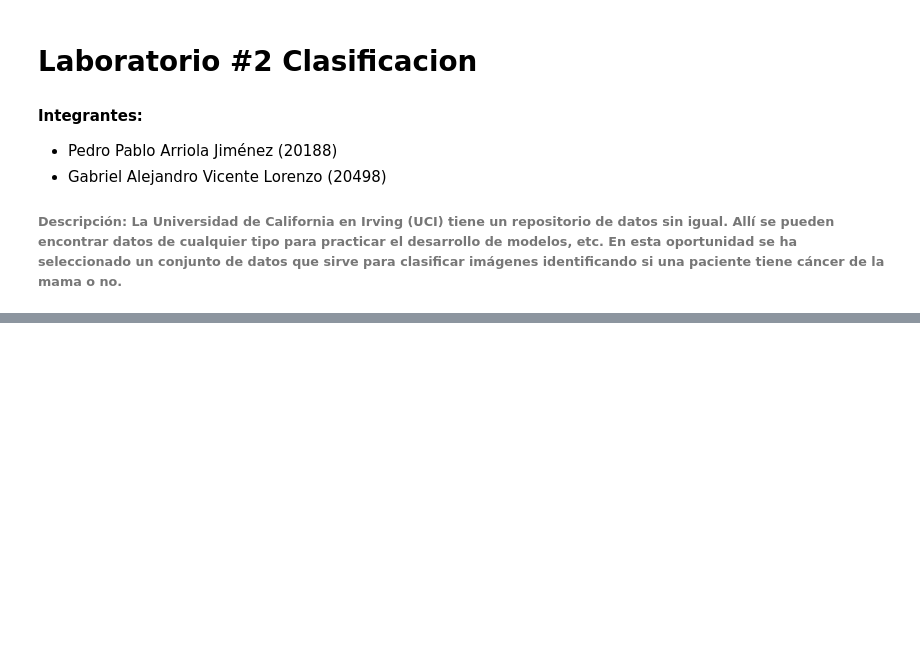
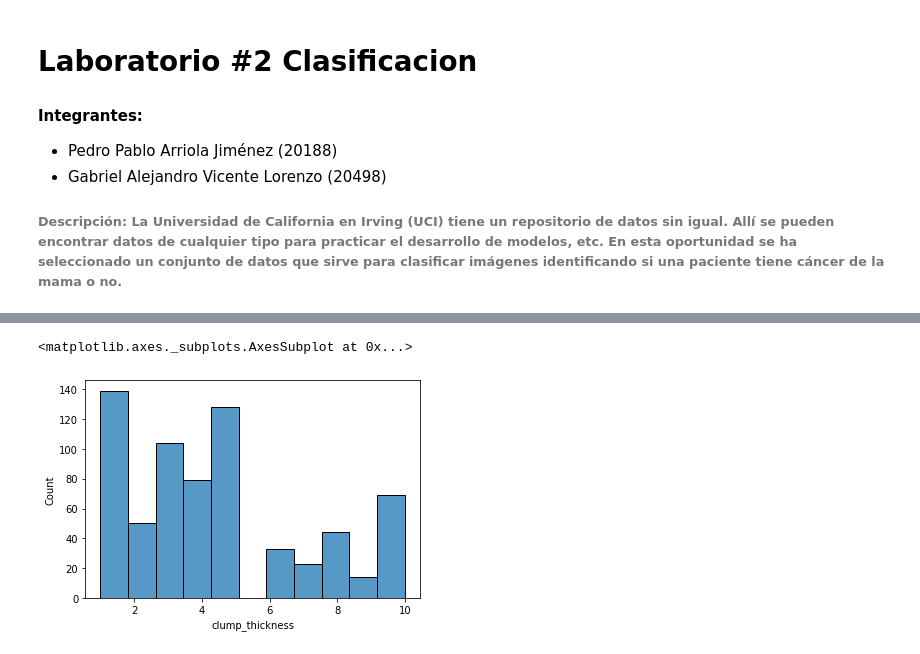
Before and after one commit to unclepete-20/lab2-md-clasificacion, a Jupyter notebook: lab2_clasificacion.ipynb, the cells around one changed output, grey strips where cells are left out. Drawn from its saved outputs; the diff is of its cells as text; code cells hidden in the pictures; blank space fills up the shorter version.

```diff
--- a/lab2_clasificacion.ipynb
+++ b/lab2_clasificacion.ipynb
@@ -37,0 +189,6 @@ data
+# %%
+# Histogramas
+sns.histplot(data, x='clump_thickness')
+# %% [output]
+<matplotlib.axes._subplots.AxesSubplot at 0x...>
+[figure, added]
```
Also changed, not shown: parts of 17 cells of this notebook.
